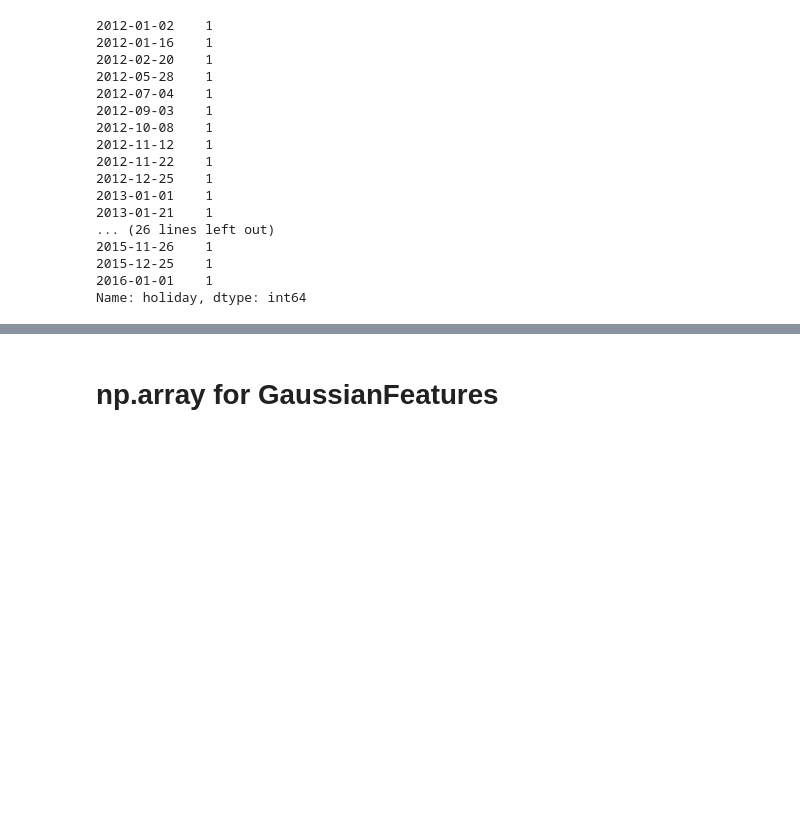
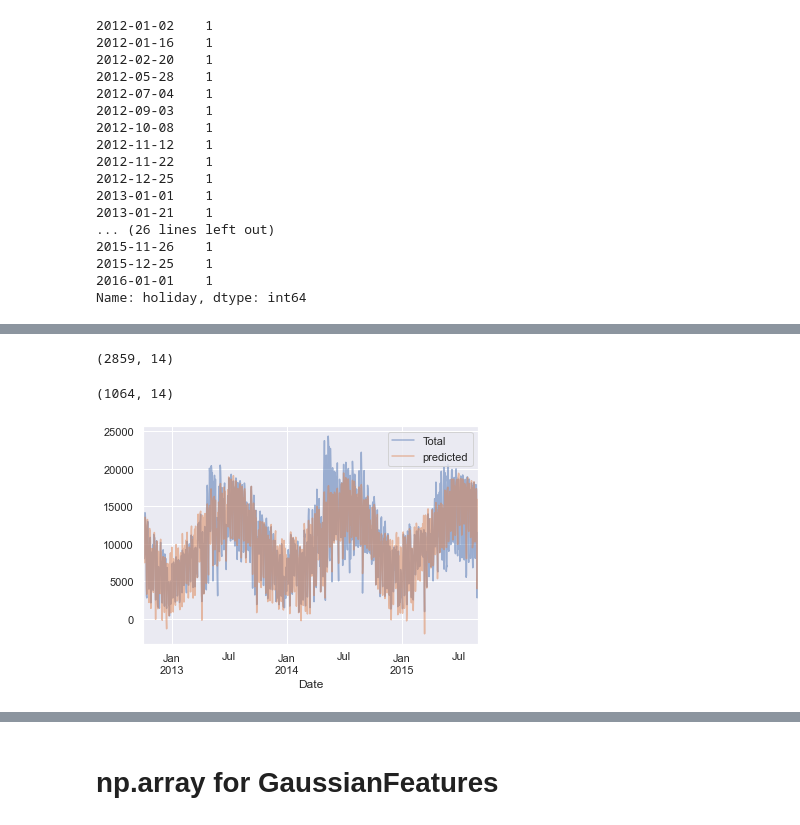
Before and after one commit to DpfStat/PythonDataScienceHandbook, a Jupyter notebook: notebooks/LinearRegression.ipynb, the cells around one changed output, grey strips where cells are left out. Drawn from its saved outputs; the diff is of its cells as text; code cells hidden in the pictures; blank space fills up the shorter version.

```diff
--- a/notebooks/LinearRegression.ipynb
+++ b/notebooks/LinearRegression.ipynb
@@ -231,0 +265,2 @@ Name: holiday, dtype: int64
+# %%
+daily['annual'] = (daily.index - daily.index[0]).days / 365.
@@ -231,0 +277,23 @@ Name: holiday, dtype: int64
+# %%
+daily.shape
+# %% [output]
+(2859, 14)
+# %%
+# Drop any rows with null values
+daily.dropna(axis=0, how='any', inplace=True)
+daily.shape
+# %% [output]
+(1064, 14)
+# %%
+column_names = ['Mon', 'Tue', 'Wed', 'Thu', 'Fri', 'Sat', 'Sun', 'holiday',
+                'daylight_hrs', 'PRCP', 'dry day', 'Temp (C)', 'annual']
+X = daily[column_names]
+y = daily['Total']
+# %%
+model = LinearRegression(fit_intercept=False)
+model.fit(X, y)
+daily['predicted'] = model.predict(X)
+# %%
+daily[['Total', 'predicted']].plot(alpha=0.5);
+# %% [output]
+[figure, added]
```
Also changed, not shown: parts of 19 cells of this notebook.
